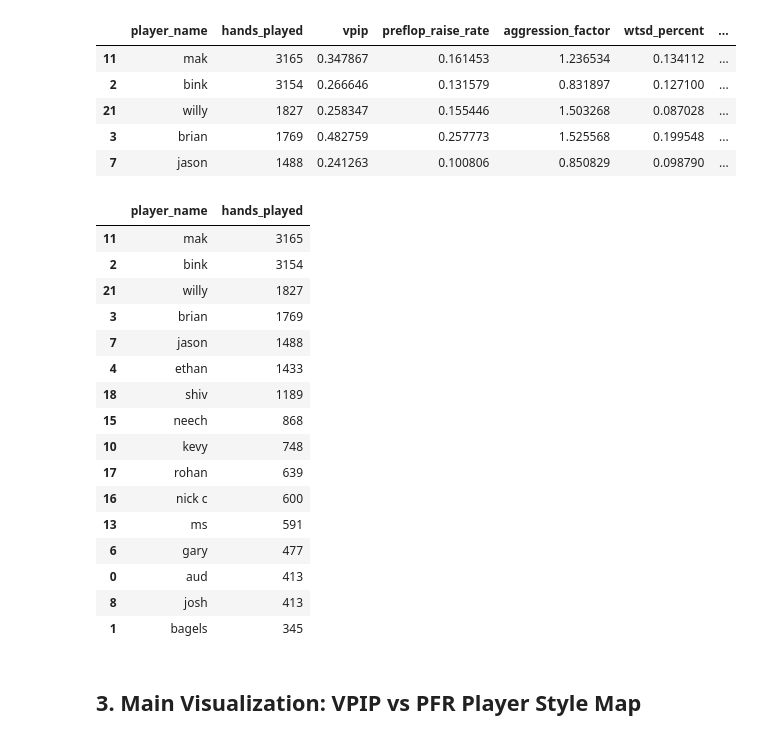
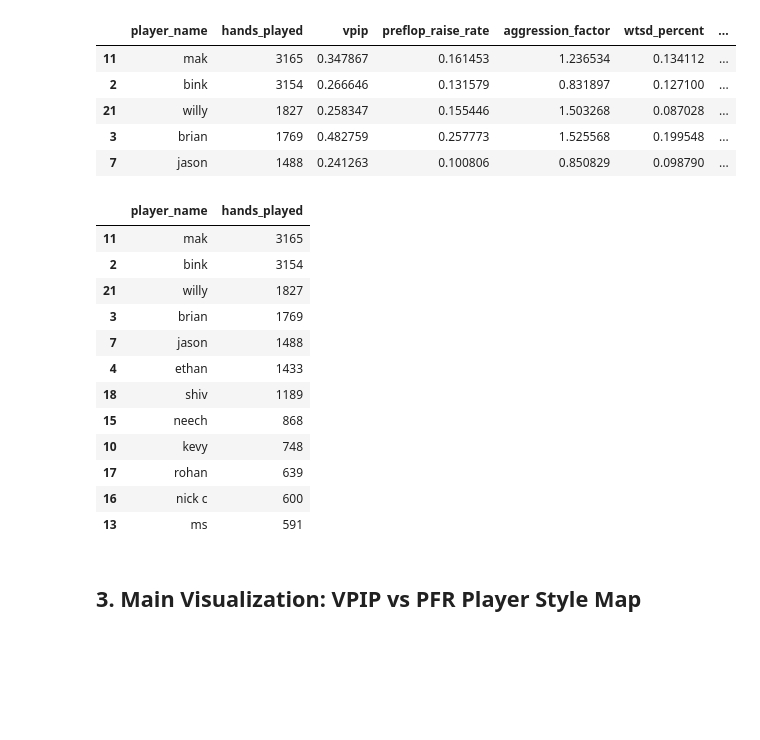
Before and after one commit to eax2101-droid/poker-hand-analytics, a Jupyter notebook: notebooks/poker_analysis.ipynb, the cells around one changed output. Saved outputs shown, nothing was run; the diff lists cells and outputs as text; code cells hidden in the pictures; blank space fills up the shorter version.

```diff
--- a/notebooks/poker_analysis.ipynb
+++ b/notebooks/poker_analysis.ipynb
@@ -48,28 +48,24 @@ player_summary_df.head()
 | 7 | jason | 1488 | 0.241263 | 0.100806 | 0.850829 | 0.098790 | ... |
 # %%
 player_summary_df[
-    player_summary_df["hands_played"] > 200
+    player_summary_df["hands_played"] > 500
 ][["player_name", "hands_played"]].sort_values(
     "hands_played", ascending=False
 )
 # %% [output]
 |  | player_name | hands_played |
 | 11 | mak | 3165 |
 | 2 | bink | 3154 |
 | 21 | willy | 1827 |
 | 3 | brian | 1769 |
 | 7 | jason | 1488 |
 | 4 | ethan | 1433 |
 | 18 | shiv | 1189 |
 | 15 | neech | 868 |
 | 10 | kevy | 748 |
 | 17 | rohan | 639 |
 | 16 | nick c | 600 |
 | 13 | ms | 591 |
-| 6 | gary | 477 |
-| 0 | aud | 413 |
-| 8 | josh | 413 |
-| 1 | bagels | 345 |
 # %% [markdown]
 ## 3. Main Visualization: VPIP vs PFR Player Style Map
 # %%
```
Also changed, not shown: 1 other file.
